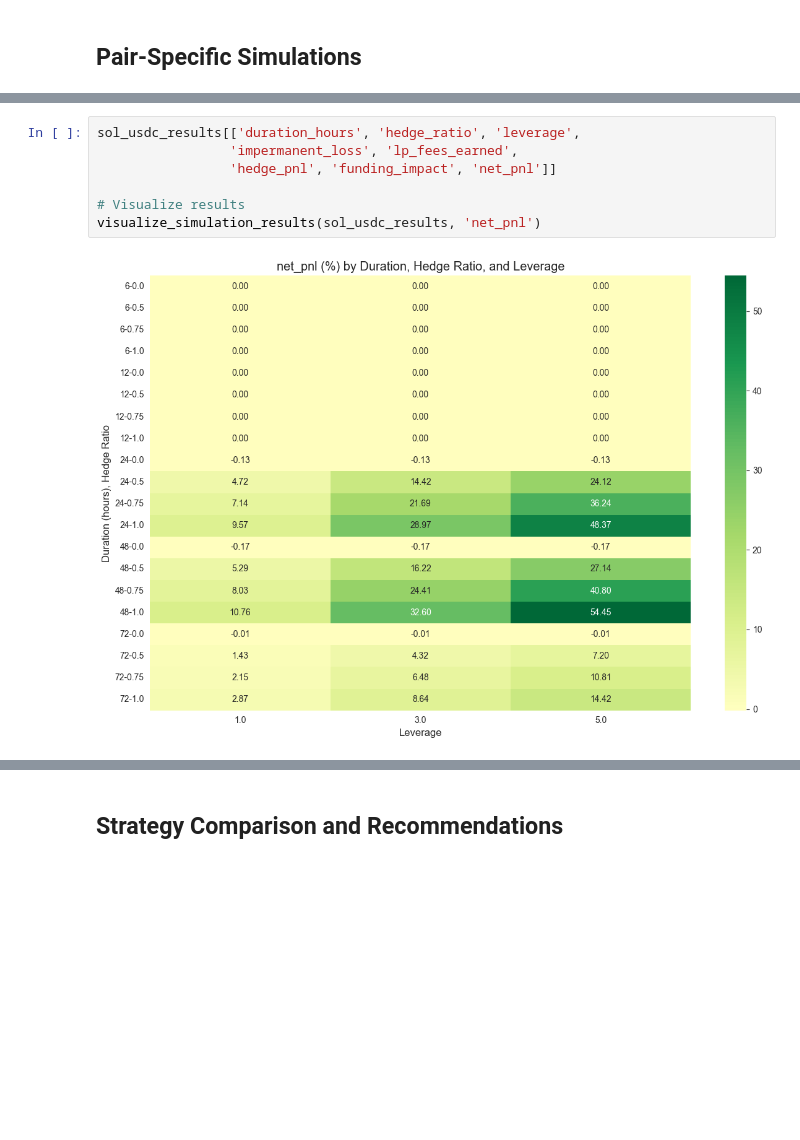
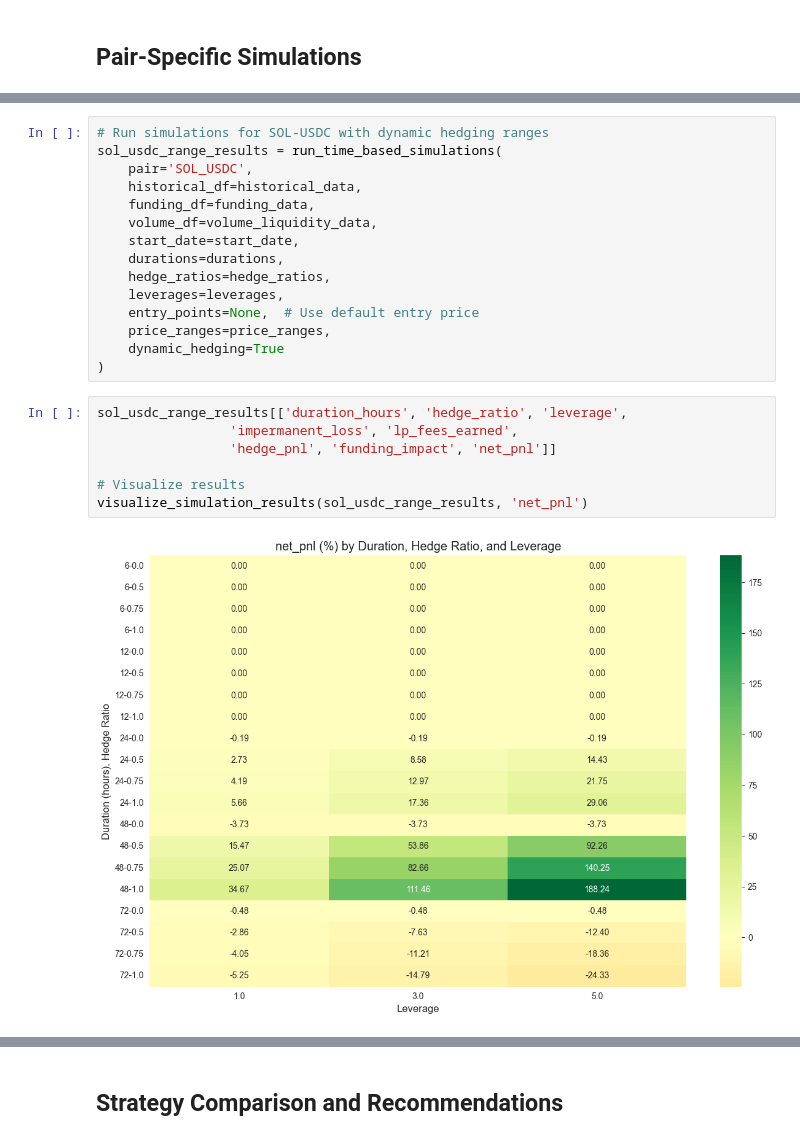
Before and after one commit to collinsyaotse/stablecoin-hedging, a Jupyter notebook: notebooks/lp_hedging_strategy.ipynb, the cells around one changed output, grey strips where cells are left out. Drawn from its saved outputs; the diff is of its cells as text; blank space fills up the shorter version.

```diff
--- a/notebooks/lp_hedging_strategy.ipynb
+++ b/notebooks/lp_hedging_strategy.ipynb
@@ -427,9 +710,24 @@ print(sol_usdc_results)
+# %%
+# Run simulations for SOL-USDC with dynamic hedging ranges
+sol_usdc_range_results = run_time_based_simulations(
+    pair='SOL_USDC',
+    historical_df=historical_data,
+    funding_df=funding_data,
+    volume_df=volume_liquidity_data,
+    start_date=start_date,
+    durations=durations,
+    hedge_ratios=hedge_ratios,
+    leverages=leverages,
+    entry_points=None,  # Use default entry price
+    price_ranges=price_ranges,
+    dynamic_hedging=True
+)
 # %%
-sol_usdc_results[['duration_hours', 'hedge_ratio', 'leverage',
+sol_usdc_range_results[['duration_hours', 'hedge_ratio', 'leverage',
                  'impermanent_loss', 'lp_fees_earned',
                  'hedge_pnl', 'funding_impact', 'net_pnl']]
 
 # Visualize results
-visualize_simulation_results(sol_usdc_results, 'net_pnl')
+visualize_simulation_results(sol_usdc_range_results, 'net_pnl')
 # %% [output]
-[figure, old version]
+[figure, new version]
```
Also changed, not shown: parts of 24 cells of this notebook.
